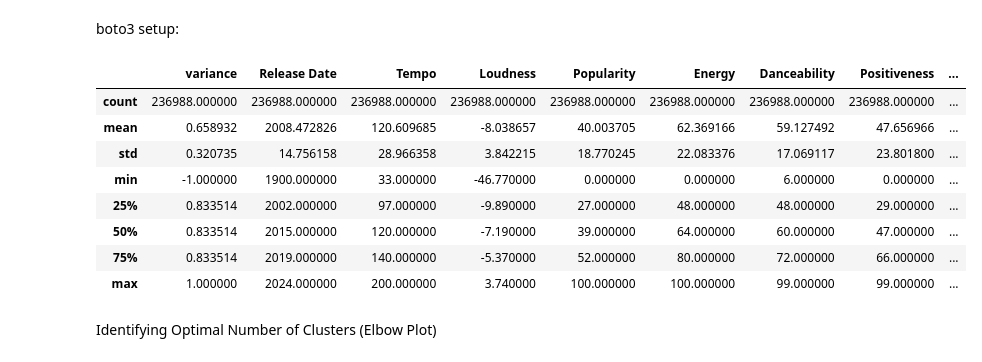
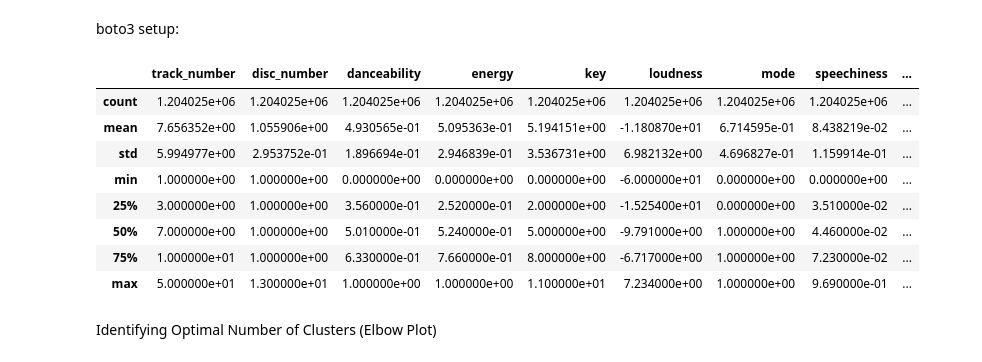
Before and after one commit to burningfiremoon/SpotifySongRecommender, a Jupyter notebook: test_model.ipynb, the cells around one changed output. Drawn from its saved outputs; the diff is of its cells as text; code cells hidden in the pictures.

```diff
--- a/test_model.ipynb
+++ b/test_model.ipynb
@@ -8,22 +8,22 @@ boto3 setup:
 # %%
 s3 = boto3.resource('s3')
 
-s3_obj = s3.Bucket("spotify-song-recommender-data").Object('light_spotify_dataset.csv').get()
+s3_obj = s3.Bucket("spotify-song-recommender-data").Object('tracks_features.csv').get()
 
 song_data = pd.read_csv(s3_obj['Body'])
 
 song_data.describe()
 # song_data.head()
 # %% [output]
-|  | variance | Release Date | Tempo | Loudness | Popularity | Energy | Danceability | Positiveness | ... |
-| count | 236988.000000 | 236988.000000 | 236988.000000 | 236988.000000 | 236988.000000 | 236988.000000 | 236988.000000 | 236988.000000 | ... |
-| mean | 0.658932 | 2008.472826 | 120.609685 | -8.038657 | 40.003705 | 62.369166 | 59.127492 | 47.656966 | ... |
-| std | 0.320735 | 14.756158 | 28.966358 | 3.842215 | 18.770245 | 22.083376 | 17.069117 | 23.801800 | ... |
-| min | -1.000000 | 1900.000000 | 33.000000 | -46.770000 | 0.000000 | 0.000000 | 6.000000 | 0.000000 | ... |
-| 25% | 0.833514 | 2002.000000 | 97.000000 | -9.890000 | 27.000000 | 48.000000 | 48.000000 | 29.000000 | ... |
-| 50% | 0.833514 | 2015.000000 | 120.000000 | -7.190000 | 39.000000 | 64.000000 | 60.000000 | 47.000000 | ... |
-| 75% | 0.833514 | 2019.000000 | 140.000000 | -5.370000 | 52.000000 | 80.000000 | 72.000000 | 66.000000 | ... |
-| max | 1.000000 | 2024.000000 | 200.000000 | 3.740000 | 100.000000 | 100.000000 | 99.000000 | 99.000000 | ... |
+|  | track_number | disc_number | danceability | energy | key | loudness | mode | speechiness | ... |
+| count | 1.204025e+06 | 1.204025e+06 | 1.204025e+06 | 1.204025e+06 | 1.204025e+06 | 1.204025e+06 | 1.204025e+06 | 1.204025e+06 | ... |
+| mean | 7.656352e+00 | 1.055906e+00 | 4.930565e-01 | 5.095363e-01 | 5.194151e+00 | -1.180870e+01 | 6.714595e-01 | 8.438219e-02 | ... |
+| std | 5.994977e+00 | 2.953752e-01 | 1.896694e-01 | 2.946839e-01 | 3.536731e+00 | 6.982132e+00 | 4.696827e-01 | 1.159914e-01 | ... |
+| min | 1.000000e+00 | 1.000000e+00 | 0.000000e+00 | 0.000000e+00 | 0.000000e+00 | -6.000000e+01 | 0.000000e+00 | 0.000000e+00 | ... |
+| 25% | 3.000000e+00 | 1.000000e+00 | 3.560000e-01 | 2.520000e-01 | 2.000000e+00 | -1.525400e+01 | 0.000000e+00 | 3.510000e-02 | ... |
+| 50% | 7.000000e+00 | 1.000000e+00 | 5.010000e-01 | 5.240000e-01 | 5.000000e+00 | -9.791000e+00 | 1.000000e+00 | 4.460000e-02 | ... |
+| 75% | 1.000000e+01 | 1.000000e+00 | 6.330000e-01 | 7.660000e-01 | 8.000000e+00 | -6.717000e+00 | 1.000000e+00 | 7.230000e-02 | ... |
+| max | 5.000000e+01 | 1.300000e+01 | 1.000000e+00 | 1.000000e+00 | 1.100000e+01 | 7.234000e+00 | 1.000000e+00 | 9.690000e-01 | ... |
 # %%
 from sklearn.preprocessing import StandardScaler
 from sklearn.cluster import KMeans
```
Also changed, not shown: parts of 8 cells of this notebook, 1 other file.
